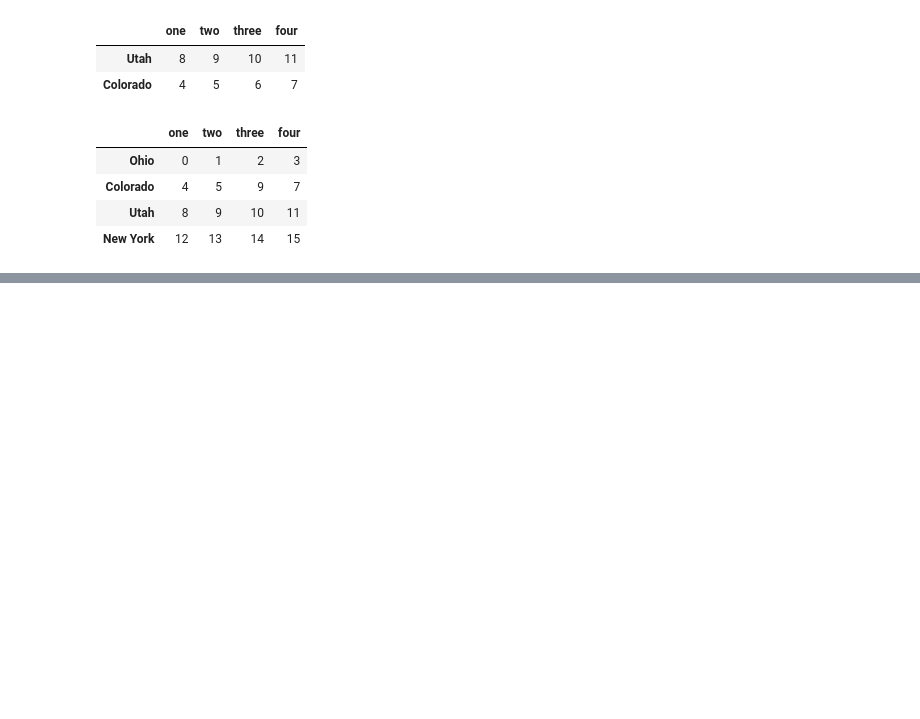
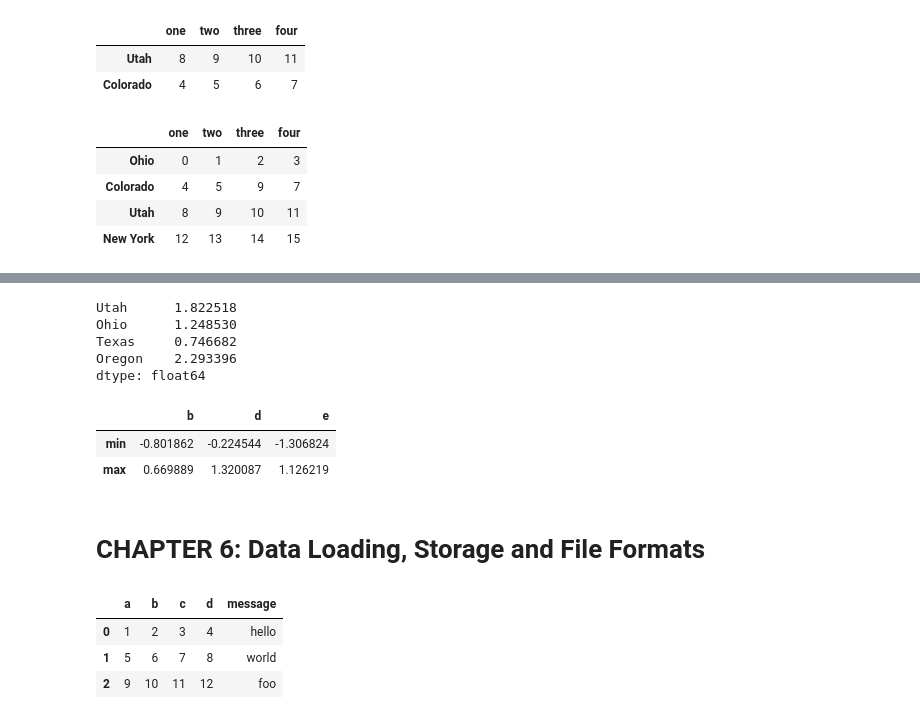
Before and after one commit to GabriCala25/Python_projects, a Jupyter notebook: python_for_data_analysis_exercises/Basics.ipynb, the cells around one changed output, grey strips where cells are left out. Saved outputs shown, nothing was run; the diff lists cells and outputs as text; code cells hidden in the pictures; blank space fills up the shorter version.

Commit message:
started chapter 6

```diff
--- a/python_for_data_analysis_exercises/Basics.ipynb
+++ b/python_for_data_analysis_exercises/Basics.ipynb
@@ -467,0 +480,35 @@ data
+# %%
+# a frequent operation is applying on one-dimensional arrays to each column or row.
+def f1(x):
+    return x.max() - x.min()
+
+# applied to columns
+frame.apply(f1)
+# or applied to rows
+frame.apply(f1, axis = 1)
+# %% [output]
+Utah      1.822518
+Ohio      1.248530
+Texas     0.746682
+Oregon    2.293396
+dtype: float64
+# %%
+# the function to apply need to return a scalar value;
+def f2(x):
+    return pd.Series([x.min(), x.max()], index = ['min', 'max'])
+
+frame.apply(f2)
+# %% [output]
+|  | b | d | e |
+| min | -0.801862 | -0.224544 | -1.306824 |
+| max | 0.669889 | 1.320087 | 1.126219 |
+# %% [markdown]
+# CHAPTER 6: Data Loading, Storage and File Formats
+# %%
+df = pd.read_csv("ex1.csv")
+df
+# %% [output]
+|  | a | b | c | d | message |
+| 0 | 1 | 2 | 3 | 4 | hello |
+| 1 | 5 | 6 | 7 | 8 | world |
+| 2 | 9 | 10 | 11 | 12 | foo |
```
Also changed, not shown: parts of 11 cells of this notebook.
